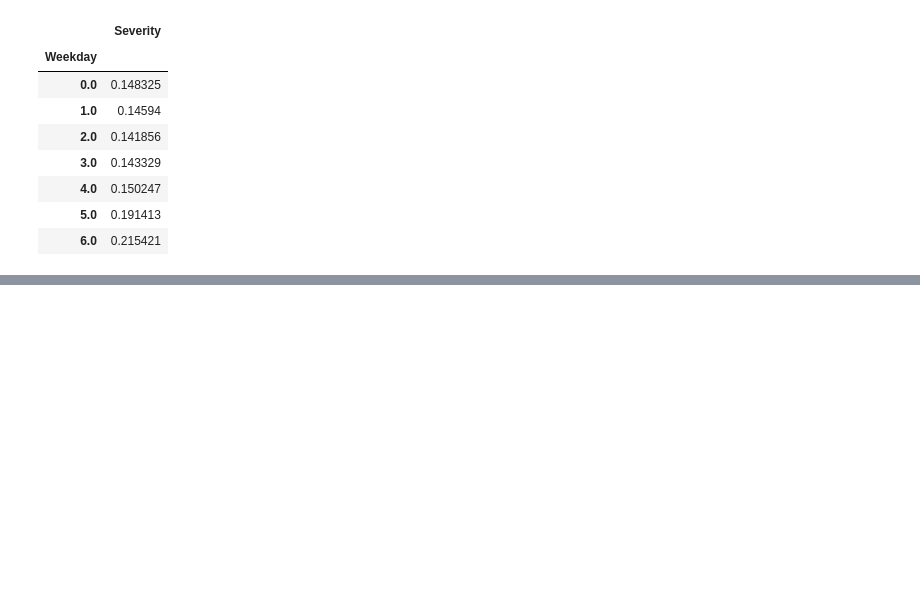
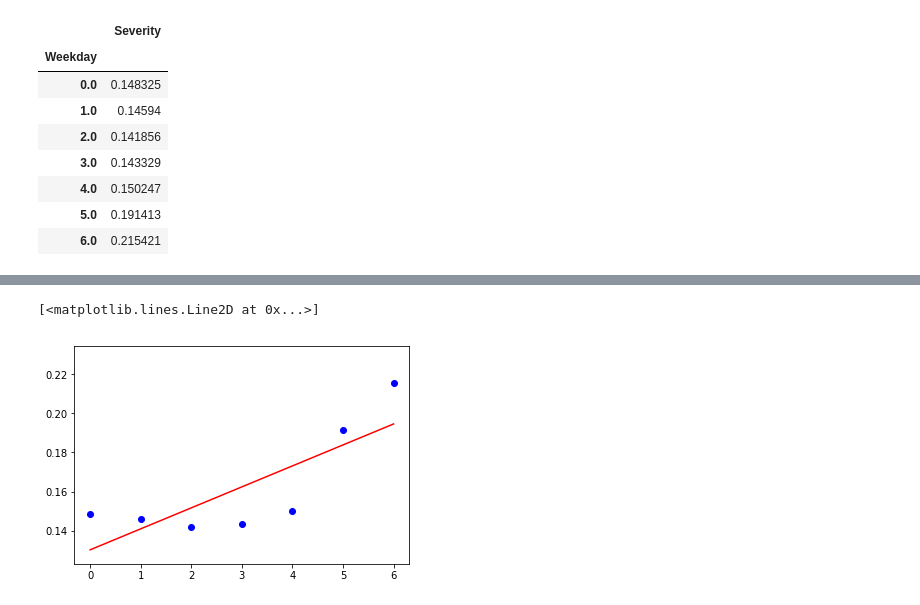
Before and after one commit to ppainuly/Houston-Five-o, a Jupyter notebook: Notebooks/crimeColors.ipynb, the cells around one changed output, grey strips where cells are left out. Drawn from its saved outputs; the diff is of its cells as text; code cells hidden in the pictures; blank space fills up the shorter version.

```diff
--- a/Notebooks/crimeColors.ipynb
+++ b/Notebooks/crimeColors.ipynb
@@ -84,0 +200,6 @@ weekday_df.style.background_gradient(cmap='RdYlGn_r',low=L, high=H)
+# %%
+from sklearn.linear_model import LinearRegression
+
+### BEGIN SOLUTION
+
+model = LinearRegression()
@@ -84,0 +229,14 @@ weekday_df.style.background_gradient(cmap='RdYlGn_r',low=L, high=H)
+# %%
+# Calculate the y_min and y_max using model.predict and x_min and x_max
+
+y_min = model.predict(x_min)
+y_max = model.predict(x_max)
+# %%
+# Plot X and y using plt.scatter
+# Plot the model fit line using [x_min[0], x_max[0]], [y_min[0], y_max[0]]
+
+plt.scatter(X, y, c='blue')
+plt.plot([x_min[0], x_max[0]], [y_min[0], y_max[0]], c='red')
+# %% [output]
+[<matplotlib.lines.Line2D at 0x...>]
+[figure, added]
```
Also changed, not shown: parts of 28 cells of this notebook, 1 other file.
